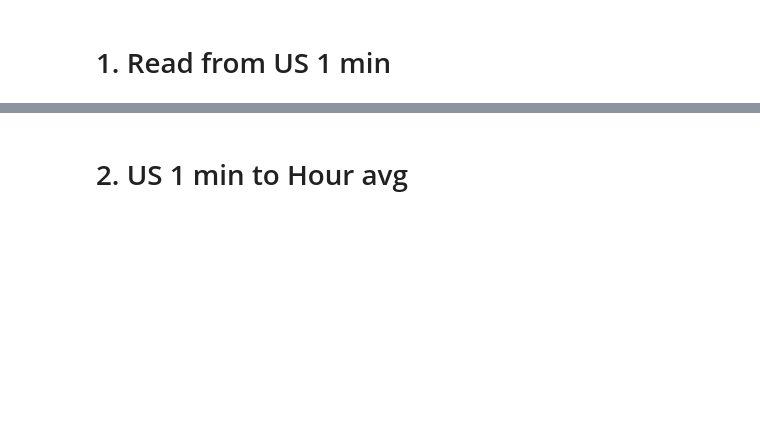
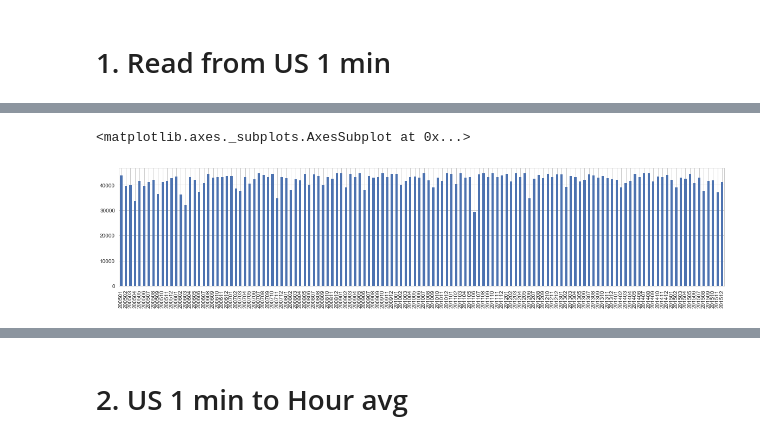
Before and after one commit to cqcn1991/Wind-Speed-Analysis, a Jupyter notebook: file_format.ipynb, the cells around one changed output, grey strips where cells are left out. Cells and saved outputs as stored; diff of their text form; code cells hidden in the pictures; blank space fills up the shorter version.

```diff
--- a/file_format.ipynb
+++ b/file_format.ipynb
@@ -9,19 +25,13 @@ codecs.open('test.html', 'w', encoding='utf-8').write(output)
 # %% [markdown]
 # 1. Read from US 1 min
-# %%
-import csv
-
-fout=open("DSM/out.dat","a")
-o=csv.writer(fout)
-for year in range(2006,2016):
-    for month in range(1,13):
-        for line in open("DSM/DSM"+str(year)+"%02d"%(month)+".dat"):
-            o.writerow(line.replace("[", "").replace("]", "").split())
-fout.close()
-
-df = pd.read_csv("DSM/out.dat", skipinitialspace=True, error_bad_lines=False)
-
-df['HrMn'] = df['date'].apply(lambda x: x[11:15])
-df['date'] = df['date'].apply(lambda x: x[3:11])
-
-df.to_csv('DSM/DSM.csv', index=False)
+# %%
+if file_dir in ["MSP", 'DEN']:
+    # MSP
+    df = pd.read_csv(file_dir + "/all.dat", skipinitialspace=True, error_bad_lines=False, sep=' ',
+                    names = ['stationID','time','vis','day_type','vis2','day_type2','dir','speed','dir_max','speed_max','visual_range', 'unknown'])
+else:
+# # DSM  & SPI
+    df = pd.read_csv(file_dir + "/all.dat", skipinitialspace=True, sep=' ', error_bad_lines=False,
+                    names = ['stationID','time','vis','day_type','dir','speed','dir_max','speed_max','unname','visual_range', 'unknown'])
+
+df
@@ -27,0 +57,13 @@ df.to_csv('DSM/DSM.csv', index=False)
+# %%
+# Drop duplicate
+df.drop_duplicates(subset='time', inplace=True)
+
+# Drop too many field
+df = df[df['unknown'].isnull()]
+df.drop('unknown', axis=1, inplace=True)
+
+# Drop missing field
+# Cannot use visual range, since some previous data lack of
+df.dropna(subset=['vis', 'dir','speed','dir_max','speed_max'], inplace=True)
+
+df
@@ -27,0 +89,6 @@ df.to_csv('DSM/DSM.csv', index=False)
+# %%
+df['year_month'] = df['time'].apply(lambda x: x[3:9])
+df['year_month'].value_counts().sort_index().plot(kind='bar', figsize=(20,4))
+# %% [output]
+<matplotlib.axes._subplots.AxesSubplot at 0x...>
+[figure, added]
```
Also changed, not shown: parts of 20 cells of this notebook, 4 other files.
